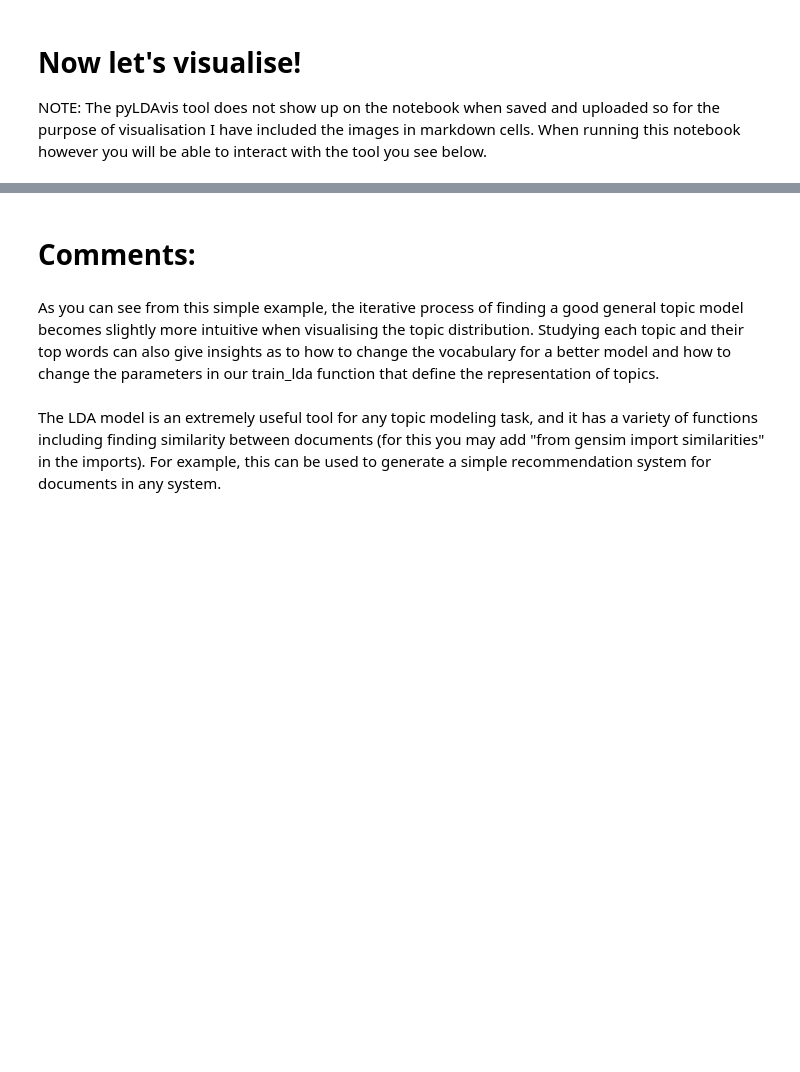
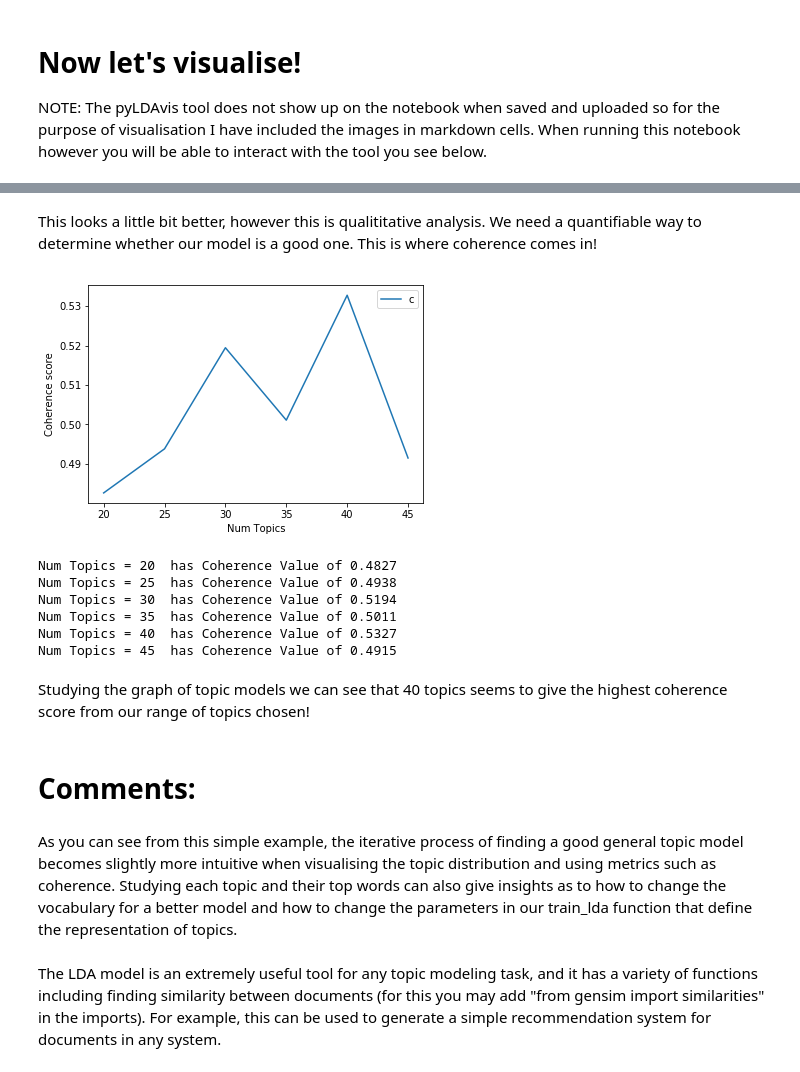
Before and after one commit to 3m1l-dev/Visual-Topic-Modeling, a Jupyter notebook: Visual_Topic_Modeling.ipynb, the cells around one changed output, grey strips where cells are left out. Drawn from its saved outputs; the diff is of its cells as text; code cells hidden in the pictures; blank space fills up the shorter version.

Commit message:
Coherence

```diff
--- a/Visual_Topic_Modeling.ipynb
+++ b/Visual_Topic_Modeling.ipynb
@@ -133,2 +162,0 @@ Let's decrease our topics one more time..
-# %%
-dictionary,corpus,lda = train_lda(dataset, 15, '15topics')
@@ -162,6 +163,64 @@ topic
+# %% [markdown]
+This looks a little bit better, however this is qualititative analysis. We need a quantifiable way to determine whether our model is a good one. This is where coherence comes in!
+# %%
+from gensim import models, corpora
+from gensim.models import LdaModel
+
+def compute_coherence_values(id2word, corpus, texts, limit, start=2, step=3):
+    """
+    Compute c_v coherence for various number of topics
+
+    Parameters:
+    ----------
+    dictionary : Gensim dictionary
+    corpus : Gensim corpus
+    texts : List of input texts
+    limit : Max num of topics
+
+    Returns:
+    -------
+    model_list : List of LDA topic models
+    coherence_values : Coherence values corresponding to the LDA model with respective number of topics
+    """
+    coherence_values = []
+    model_list = []
+    for num_topics in range(start, limit, step):
+        model = LdaModel(corpus=corpus, num_topics=num_topics, id2word=id2word,
+                         alpha=1e-2, eta=0.5e-2, chunksize=300, minimum_probability=0.0, passes=1)
+        model_list.append(model)
+        coherencemodel = CoherenceModel(model=model, corpus=corpus, texts=texts, dictionary=id2word, coherence='c_v')
+        coherence_values.append(coherencemodel.get_coherence())
+
+    return model_list, coherence_values
+# %%
+model_list, coherence_values = compute_coherence_values(id2word=dictionary, corpus=corpus, texts=dataset['processed'].tolist(), start=20, limit=50, step=5)
+# %%
+# Show graph
+limit=50; start=20; step=5;
+x = range(start, limit, step)
+plt.plot(x, coherence_values)
+plt.xlabel("Num Topics")
+plt.ylabel("Coherence score")
+plt.legend(("coherence_values"), loc='best')
+plt.show()
+# %% [output]
+[figure, added]
+# %%
+# Print the coherence scores
+for m, cv in zip(x, coherence_values):
+    print("Num Topics =", m, " has Coherence Value of", round(cv, 4))
+# %% [output]
+Num Topics = 20  has Coherence Value of 0.4827
+Num Topics = 25  has Coherence Value of 0.4938
+Num Topics = 30  has Coherence Value of 0.5194
+Num Topics = 35  has Coherence Value of 0.5011
+Num Topics = 40  has Coherence Value of 0.5327
+Num Topics = 45  has Coherence Value of 0.4915
+# %% [markdown]
+Studying the graph of topic models we can see that 40 topics seems to give the highest coherence score from our range of topics chosen!
 # %% [markdown]
 # Comments:
 # %% [markdown]
-As you can see from this simple example, the iterative process of finding a good general topic model becomes slightly more intuitive when visualising the topic distribution. Studying each topic and their top words can also give insights as to how to change the vocabulary for a better model and how to change the parameters in our train_lda function that define the representation of topics.
+As you can see from this simple example, the iterative process of finding a good general topic model becomes slightly more intuitive when visualising the topic distribution and using metrics such as coherence. Studying each topic and their top words can also give insights as to how to change the vocabulary for a better model and how to change the parameters in our train_lda function that define the representation of topics.
 # %% [markdown]
 The LDA model is an extremely useful tool for any topic modeling task, and it has a variety of functions including finding similarity between documents (for this you may add "from gensim import similarities" in the imports). For example, this can be used to generate a simple recommendation system for documents in any system.
```
Also changed, not shown: parts of 12 cells of this notebook, 1 other file.
